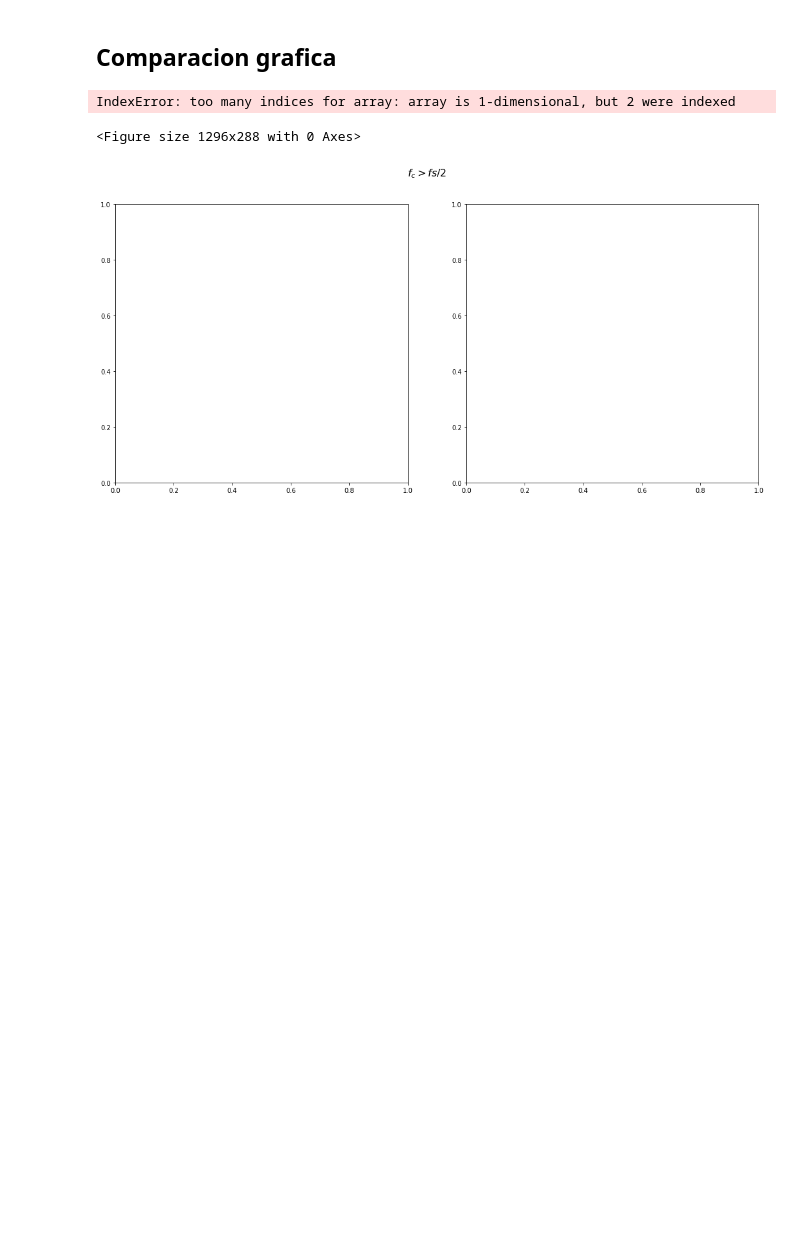
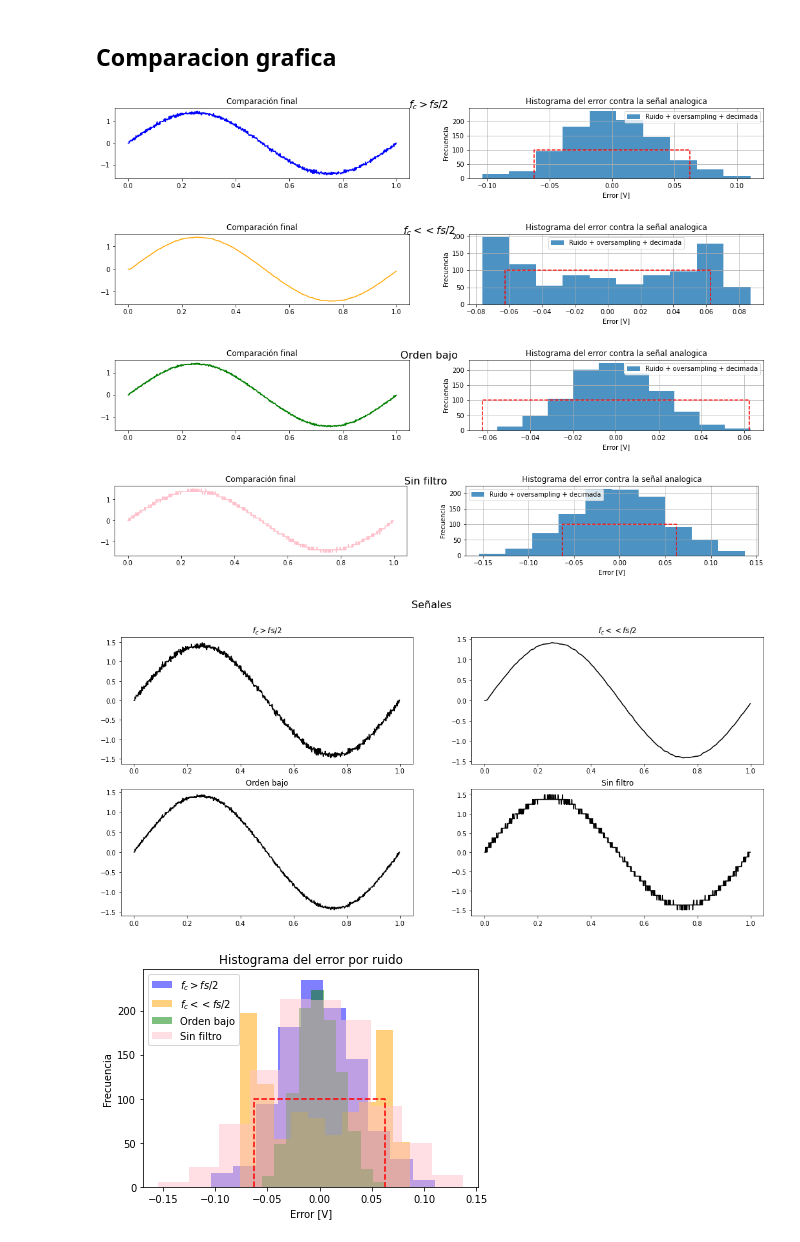
Before and after one commit to mnoe893/PDS_UTNBA_2025, a Jupyter notebook: TS5_cuantizacion.ipynb, the cells around one changed output. Saved outputs shown, nothing was run; the diff lists cells and outputs as text; code cells hidden in the pictures; blank space fills up the shorter version.

```diff
--- a/TS5_cuantizacion.ipynb
+++ b/TS5_cuantizacion.ipynb
@@ -136,10 +138,10 @@ Ahora experimentaremos con los 4 casos definidos al inicio.
 
 ##### Caso 1: $f_c > fs/2$
 # %%
-Wn_aliasing = (10*fc)/f_nyquist
+Wn_aliasing = (5*fc)/f_nyquist
 orden_filtro = 4
 # Filtrado
-coef_num, coef_den = butter(orden_filtro, Wn)
+coef_num, coef_den = butter(orden_filtro, Wn_aliasing)
 s_filtrada = lfilter(coef_num, coef_den, srq_os)
 
 # Decimación
@@ -149,10 +151,10 @@ n_1 = s_1 - s # Error con señal analogica
 # %% [markdown]
 ##### Caso 2: $f_c << fs/2$
 # %%
-Wn_recorte = (fc*0.1)/f_nyquist
+Wn_recorte = (fc*00.1)/f_nyquist
 orden_filtro = 4
 # Filtrado
-coef_num, coef_den = butter(orden_filtro, Wn)
+coef_num, coef_den = butter(orden_filtro, Wn_recorte)
 s_filtrada = lfilter(coef_num, coef_den, srq_os)
 
 # Decimación
@@ -184,33 +186,44 @@ n_4 = s_4 - s # Error con señal analogica
 # %%
 arr_s = [s_1, s_2, s_3, s_4]
 arr_tt = [tt_1, tt_2, tt_3, tt_4]
 arr_n = [n_1, n_2, n_3, n_4]
 arr_titulos = ["$f_c > fs/2$","$f_c << fs/2$","Orden bajo","Sin filtro"]
-
-plt.figure(4, figsize=(18, 4))
+arr_colores = ["blue", "orange", "green", "pink"]
 bins = 10
 for i in range(4):
-    fig, axs = plt.subplots(1, 2, figsize=(18, 8))
+    fig, axs = plt.subplots(4, 2, figsize=(18, 2))
     fig.suptitle(arr_titulos[i], fontsize=16)
 
-    #plt.subplot(4,2,(i+1))
-    #axs[0, 0].plot(tt_os, srq_os, label='Con oversampling')
-    #axs[0, 0].plot(tt, srq, label='Sin oversampling', color="red")
-    axs[0].plot(arr_tt[i], arr_s[i], label='Filtrada y decimada', color="black")
-    axs[0].title("Comparación final"); plt.legend(); plt.grid(); plt.xlim(0, 0.5)
+    axs[i,0].plot(arr_tt[i], arr_s[i], label='Filtrada y decimada', color=arr_colores[i])
+    axs[i,0].set_title("Comparación final"); plt.grid()
 
-    #plt.subplot(4,2,(i+2))
+    axs[i,1].hist(arr_n[i], bins=bins, alpha=0.8, label="Ruido + oversampling + decimada")
+    axs[i,1].plot( np.array([-q/2, -q/2, q/2, q/2]), np.array([0, N/bins, N/bins, 0]), '--r' )
+    axs[i,1].set_title("Histograma del error contra la señal analogica")
+    axs[i,1].set_xlabel("Error [V]"); plt.ylabel("Frecuencia"); plt.legend();
+plt.show()
 
-    #axs[0, 0].hist(n_r, bins=bins, label="Señal con ruido")
-    axs[1].hist(arr_n[i], bins=bins, alpha=0.8, label="Ruido + oversampling + decimada")
-    axs[1].plot( np.array([-q/2, -q/2, q/2, q/2]), np.array([0, N/bins, N/bins, 0]), '--r' )
-    axs[1].title("Histograma del error por ruido")
-    axs[1].xlabel("Error [V]"); plt.ylabel("Frecuencia"); plt.legend();
+fig, axs = plt.subplots(2, 2, figsize=(18, 8))
+fig.suptitle("Señales", fontsize=16)
+for i in range(4):
+    axs[int(i/2),i%2].plot(arr_tt[i], arr_s[i], label='Filtrada y decimada', color="black")
+    axs[int(i/2),i%2].set_title(arr_titulos[i]); plt.grid()
 plt.show()
+
+bins = 10
+for i in range(4):
+    plt.hist(arr_n[i], bins=bins, label=arr_titulos[i], alpha=0.5, color=arr_colores[i])
+plt.plot( np.array([-q/2, -q/2, q/2, q/2]), np.array([0, N/bins, N/bins, 0]), '--r' )
+plt.title("Histograma del error por ruido")
+plt.xlabel("Error [V]"); plt.ylabel("Frecuencia"); plt.legend();
+plt.show()
 # %% [output]
-IndexError: too many indices for array: array is 1-dimensional, but 2 were indexed
-<Figure size 1296x288 with 0 Axes>
-[figure, old version]
+[figure, new version]
+[figure, added]
+[figure, added]
+[figure, added]
+[figure, added]
+[figure, added]
 # %%
 def graficar_funcion(abs,ord,leg="",label_y="",label_x="",titulo="",xlim=0,show=1):
     for k in np.arange(len(ord)):
```
Also changed, not shown: parts of 1 cell of this notebook.
